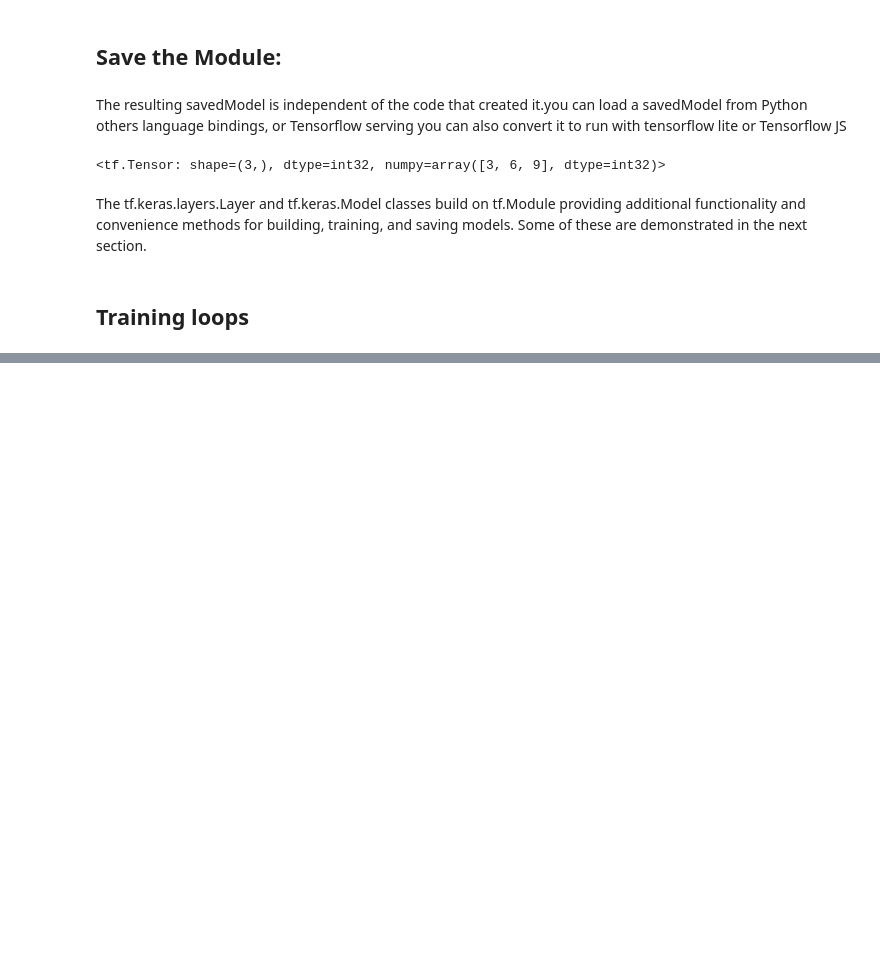
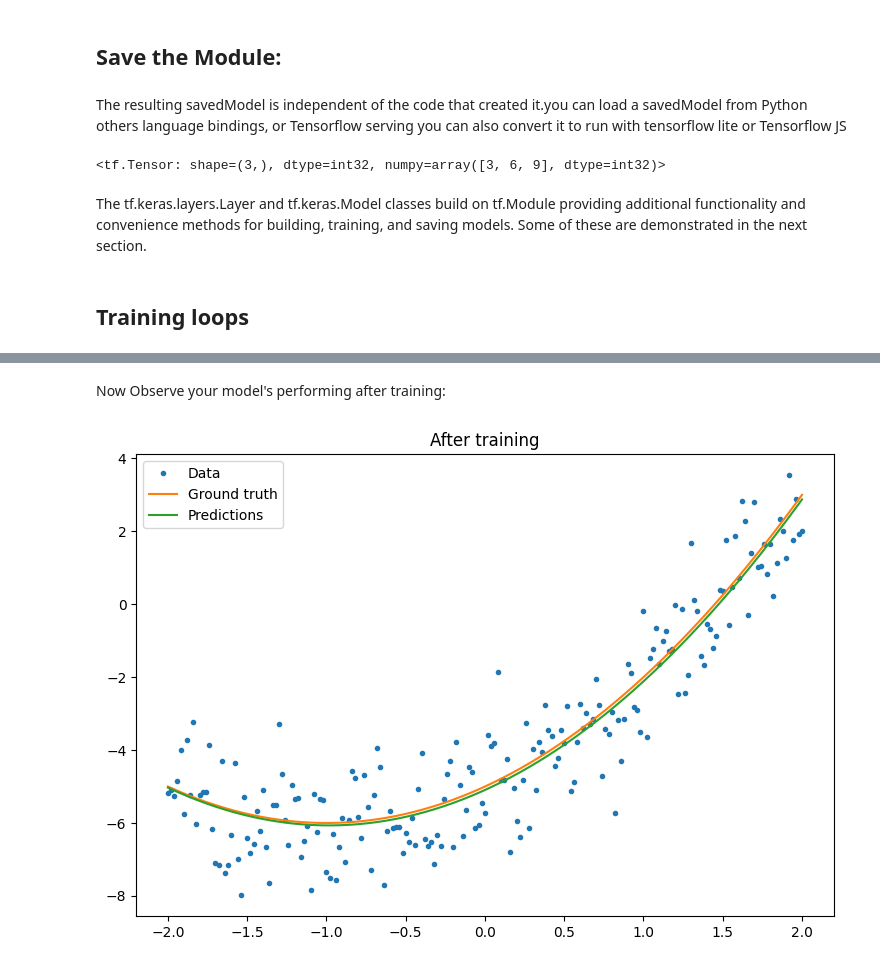
Before and after one commit to THIRU9573/Tensorflow-Notes, a Jupyter notebook: Tensorflow_Class_1.ipynb, the cells around one changed output, grey strips where cells are left out. Drawn from its saved outputs; the diff is of its cells as text; code cells hidden in the pictures; blank space fills up the shorter version.

```diff
--- a/Tensorflow_Class_1.ipynb
+++ b/Tensorflow_Class_1.ipynb
@@ -313,0 +423,6 @@ matplotlib.rcParams['figure.figsize'] = [9,6]
+# %% [markdown]
+Now Observe your model's performing after training:
+# %%
+plot_preds(x, y, f, quad_model, 'After training')
+# %% [output]
+[figure, added]
```
Also changed, not shown: parts of 21 cells of this notebook.
